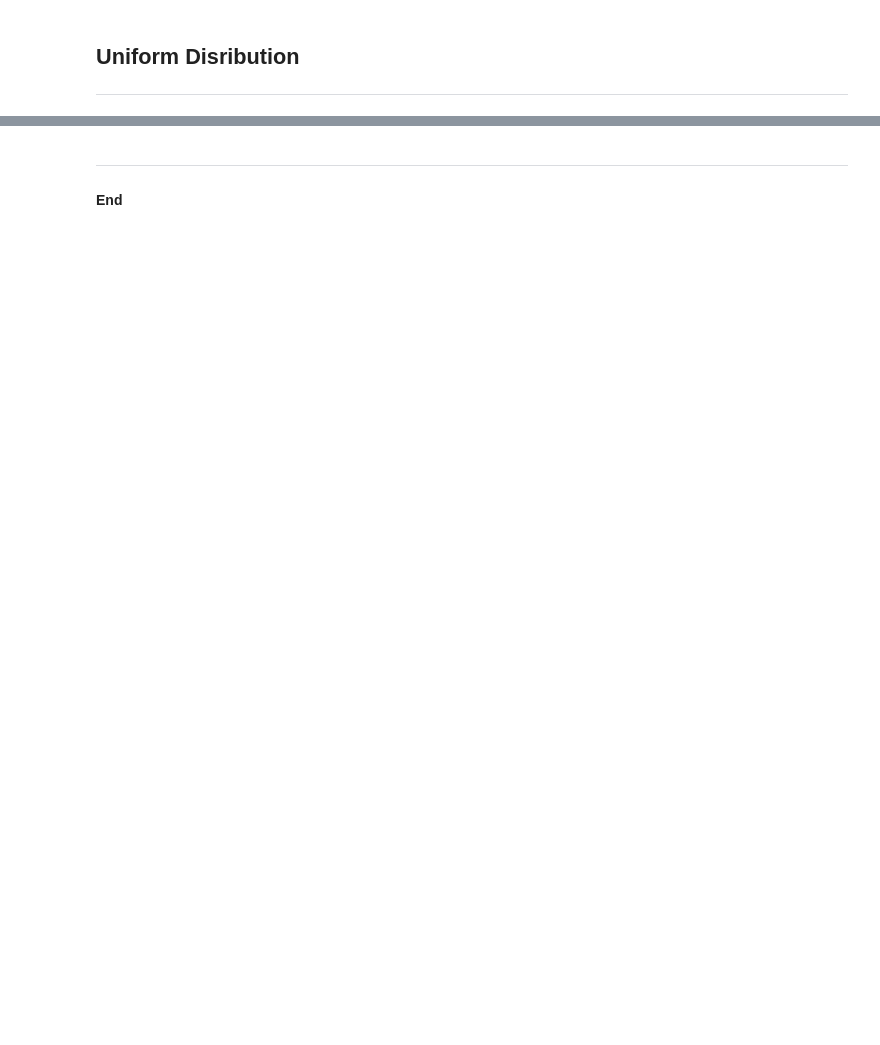
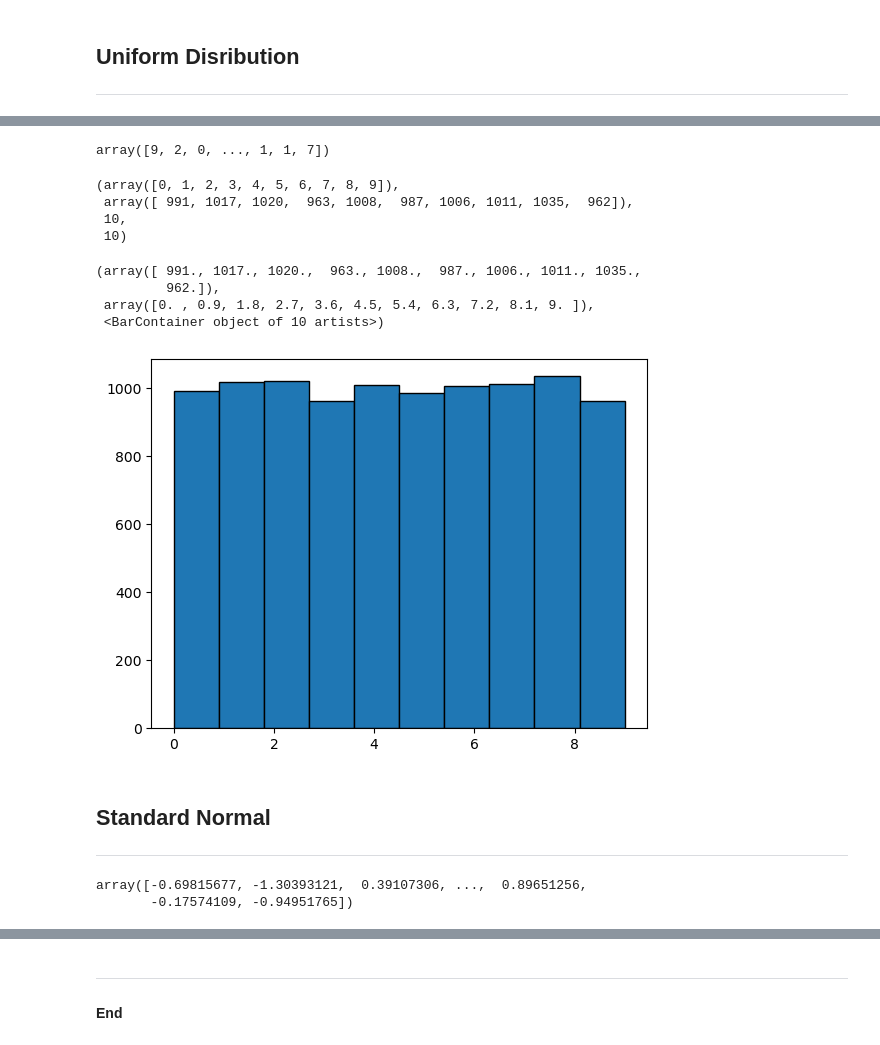
Before and after one commit to Jennyicano/myproject, a Jupyter notebook: random.ipynb, the cells around one changed output, grey strips where cells are left out. Saved outputs shown, nothing was run; the diff lists cells and outputs as text; code cells hidden in the pictures; blank space fills up the shorter version.

```diff
--- a/random.ipynb
+++ b/random.ipynb
@@ -104,0 +112,49 @@ values, counts, values.size, counts.size
+# %%
+# Generate 10,000 integers over the  range [0, 10).
+
+x = rng.integers(low=0.0, high=10.0, size=10000)
+
+# With the endpoint=True the 10 will be included in the range
+
+# show x.
+
+x
+# %% [output]
+array([9, 2, 0, ..., 1, 1, 7])
+# %%
+# Get the counts.
+values, counts = np.unique(x, return_counts=True)
+
+# Show.
+
+values, counts, values.size, counts.size
+# %% [output]
+(array([0, 1, 2, 3, 4, 5, 6, 7, 8, 9]),
+ array([ 991, 1017, 1020,  963, 1008,  987, 1006, 1011, 1035,  962]),
+ 10,
+ 10)
+# %%
+# Plot histogram.
+
+plt.hist(x, edgecolor='black')
+# %% [output]
+(array([ 991., 1017., 1020.,  963., 1008.,  987., 1006., 1011., 1035.,
+         962.]),
+ array([0. , 0.9, 1.8, 2.7, 3.6, 4.5, 5.4, 6.3, 7.2, 8.1, 9. ]),
+ <BarContainer object of 10 artists>)
+[figure, added]
+# %% [markdown]
+## Standard Normal
+
+***
+# %%
+# Generate an array of 10000 numbers according to a unit Gaussian distribution.
+
+x = rng.standard_normal(size=10000)
+
+# Show.
+
+x
+# %% [output]
+array([-0.69815677, -1.30393121,  0.39107306, ...,  0.89651256,
+       -0.17574109, -0.94951765])
```
Also changed, not shown: parts of 10 cells of this notebook.
